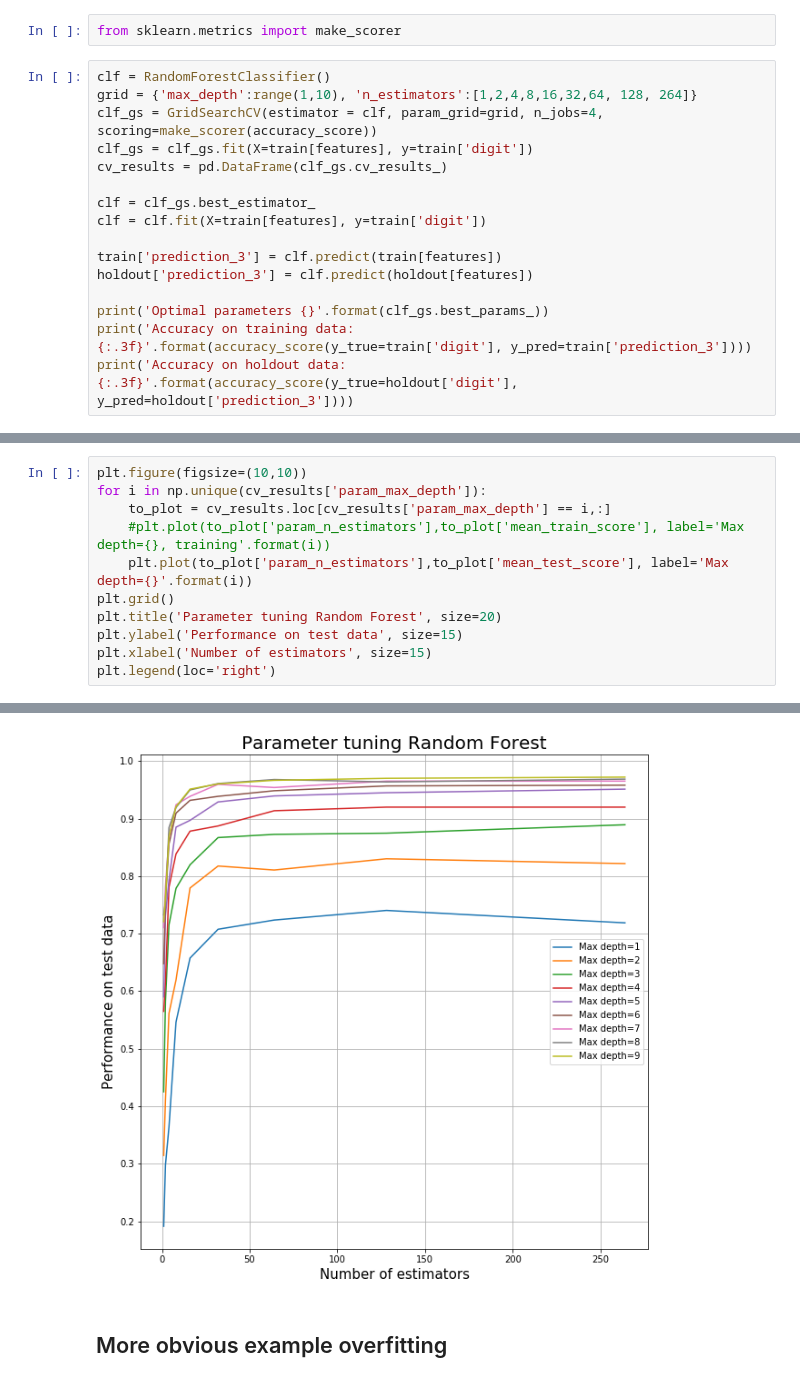
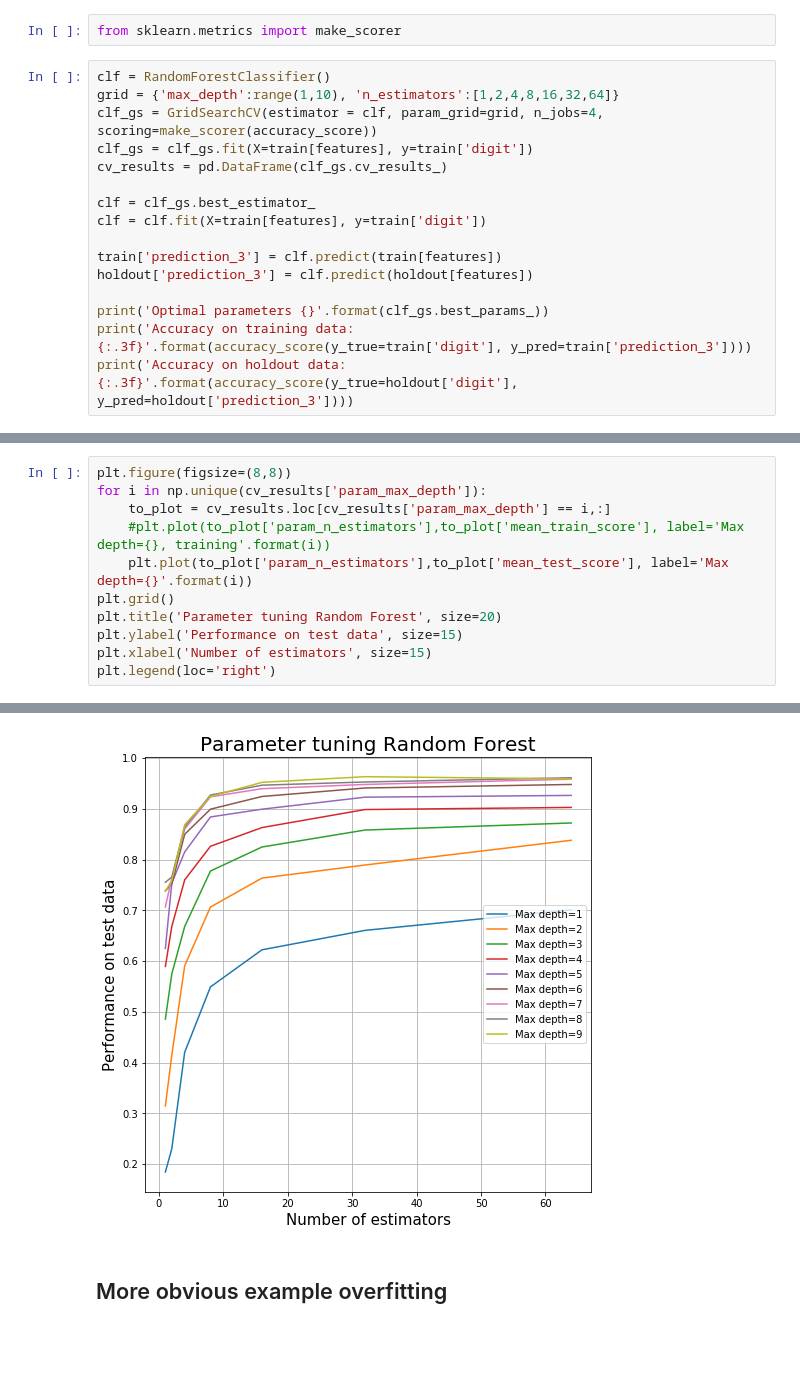
Before and after one commit to kvanlombeek/example_notebooks, a Jupyter notebook: hand_written_digits/hand_written_digits_tutorial.ipynb, the cells around one changed output, grey strips where cells are left out. Drawn from its saved outputs; the diff is of its cells as text; blank space fills up the shorter version.

```diff
--- a/hand_written_digits/hand_written_digits_tutorial.ipynb
+++ b/hand_written_digits/hand_written_digits_tutorial.ipynb
@@ -441,7 +433,7 @@ Accuracy on holdout data: 0.858
 from sklearn.metrics import make_scorer
 # %%
 clf = RandomForestClassifier()
-grid = {'max_depth':range(1,10), 'n_estimators':[1,2,4,8,16,32,64, 128, 264]}
+grid = {'max_depth':range(1,10), 'n_estimators':[1,2,4,8,16,32,64]}
 clf_gs = GridSearchCV(estimator = clf, param_grid=grid, n_jobs=4, scoring=make_scorer(accuracy_score))
 clf_gs = clf_gs.fit(X=train[features], y=train['digit'])
 cv_results = pd.DataFrame(clf_gs.cv_results_)
@@ -462,17 +464,17 @@ Accuracy on holdout data: 0.972
 # %%
-plt.figure(figsize=(10,10))
+plt.figure(figsize=(8,8))
 for i in np.unique(cv_results['param_max_depth']):
     to_plot = cv_results.loc[cv_results['param_max_depth'] == i,:]
     #plt.plot(to_plot['param_n_estimators'],to_plot['mean_train_score'], label='Max depth={}, training'.format(i))
     plt.plot(to_plot['param_n_estimators'],to_plot['mean_test_score'], label='Max depth={}'.format(i))
 plt.grid()
 plt.title('Parameter tuning Random Forest', size=20)
 plt.ylabel('Performance on test data', size=15)
 plt.xlabel('Number of estimators', size=15)
 plt.legend(loc='right')
 # %% [output]
 <matplotlib.legend.Legend at 0x...>
-[figure, old version]
+[figure, new version]
 # %% [markdown]
 ## More obvious example overfitting
 # %%
```
Also changed, not shown: parts of 23 cells of this notebook, 5 other files.
